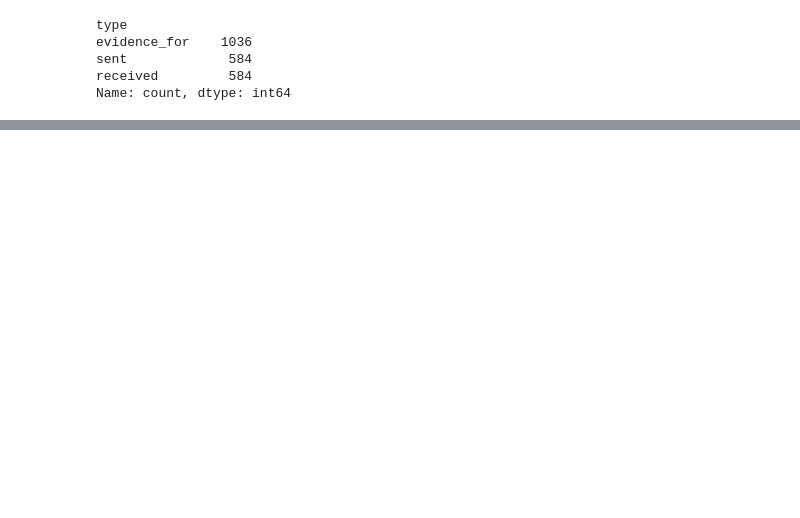
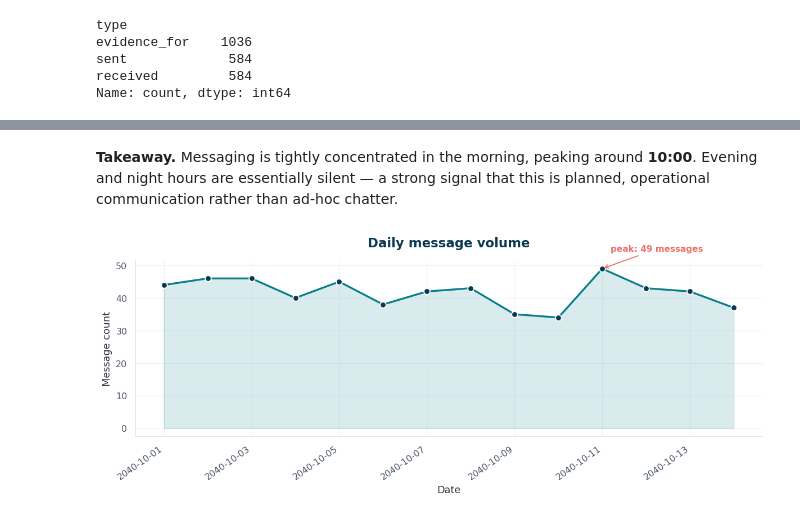
Before and after one commit to rymarmary/network-cluster-analysis, a Jupyter notebook: network_analysis.ipynb, the cells around one changed output, grey strips where cells are left out. Saved outputs shown, nothing was run; the diff lists cells and outputs as text; code cells hidden in the pictures; blank space fills up the shorter version.

```diff
--- a/network_analysis.ipynb
+++ b/network_analysis.ipynb
@@ -1535,0 +291,33 @@ for c in communities_list:
+# %% [markdown]
+**Takeaway.** Messaging is tightly concentrated in the morning, peaking around
+**10:00**. Evening and night hours are essentially silent — a strong signal that this
+is planned, operational communication rather than ad-hoc chatter.
+# %%
+daily_counts = messages.groupby("date").size().reset_index(name="count")
+
+fig, ax = plt.subplots(figsize=(11, 4.5))
+ax.plot(
+    daily_counts["date"], daily_counts["count"],
+    color=SECONDARY, linewidth=2.2, marker="o", markersize=7,
+    markerfacecolor=PRIMARY, markeredgecolor="white", markeredgewidth=1.2,
+    zorder=3,
+)
+ax.fill_between(daily_counts["date"], daily_counts["count"], alpha=0.15, color=SECONDARY)
+
+peak_day = daily_counts.loc[daily_counts["count"].idxmax()]
+ax.annotate(
+    f"peak: {int(peak_day['count'])} messages",
+    xy=(peak_day["date"], peak_day["count"]),
+    xytext=(10, 20), textcoords="offset points",
+    fontsize=10, color=ACCENT, fontweight="bold",
+    arrowprops=dict(arrowstyle="->", color=ACCENT, lw=1.2),
+)
+
+ax.set_title("Daily message volume")
+ax.set_xlabel("Date")
+ax.set_ylabel("Message count")
+plt.xticks(rotation=35, ha="right")
+plt.tight_layout()
+plt.show()
+# %% [output]
+[figure, added]
```
Also changed, not shown: parts of 144 cells of this notebook, 8 other files.
